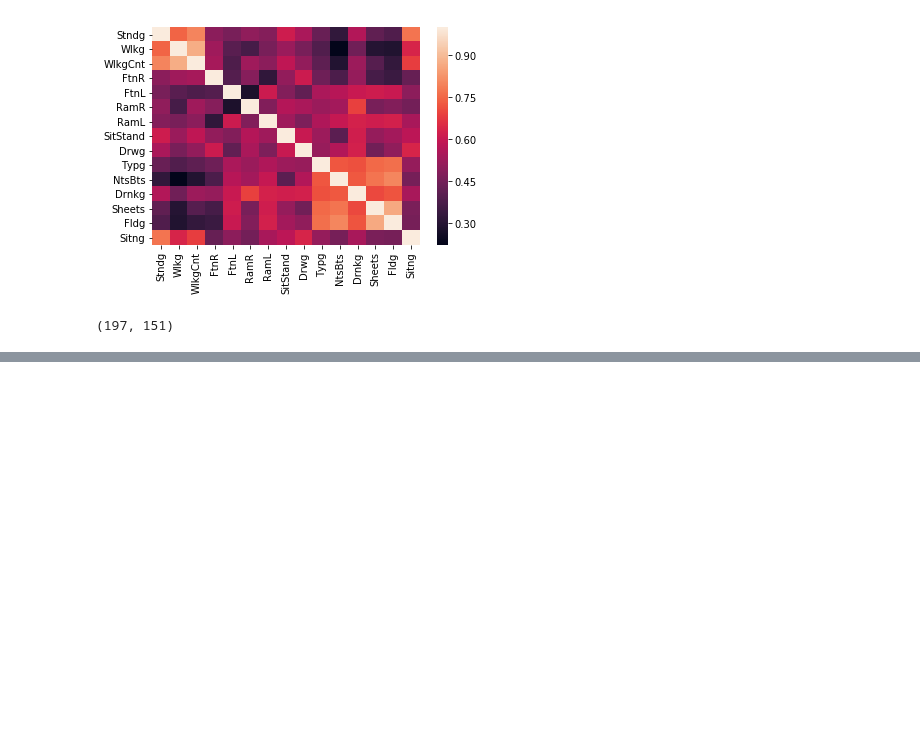
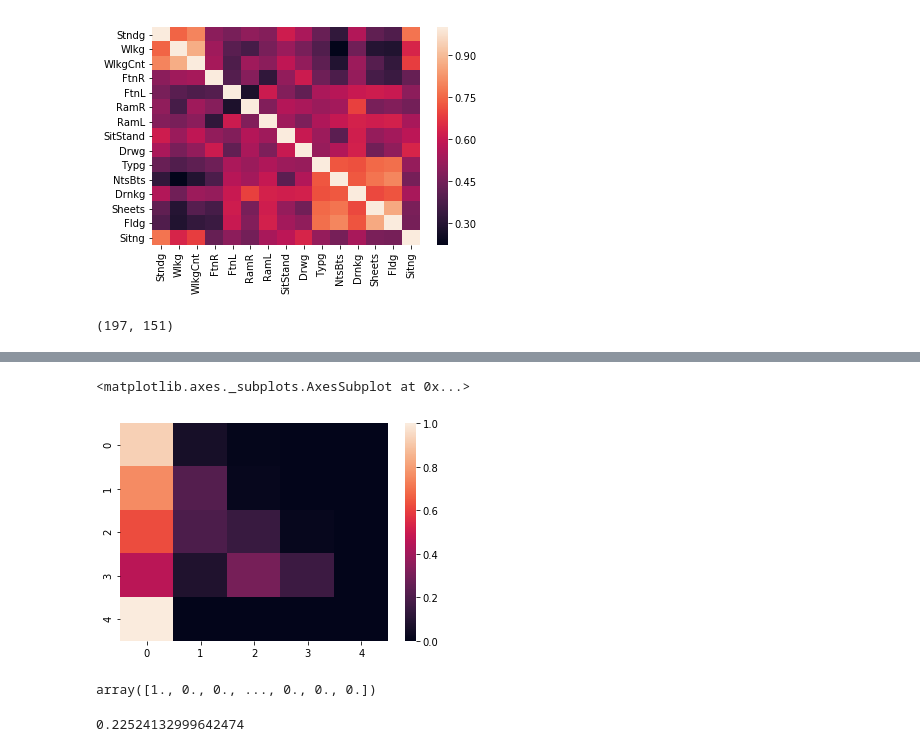
Before and after one commit to nshawen/CIS-PD_Curation, a Jupyter notebook: Clinician Score Correlation.ipynb, the cells around one changed output, grey strips where cells are left out. Cells and saved outputs as stored; diff of their text form; code cells hidden in the pictures; blank space fills up the shorter version.

```diff
--- a/Clinician Score Correlation.ipynb
+++ b/Clinician Score Correlation.ipynb
@@ -75,0 +140,13 @@ D.shape
+# %%
+sns.heatmap(BilatScoreCounts)
+# %% [output]
+<matplotlib.axes._subplots.AxesSubplot at 0x...>
+[figure, added]
+# %%
+(BilatScores.ipsi - BilatScores.contra).values
+# %% [output]
+array([1., 0., 0., ..., 0., 0., 0.])
+# %%
+np.nanmean((BilatScores.ipsi - BilatScores.contra).values)
+# %% [output]
+0.22524132999642474
```
Also changed, not shown: parts of 13 cells of this notebook, 2 other files.
